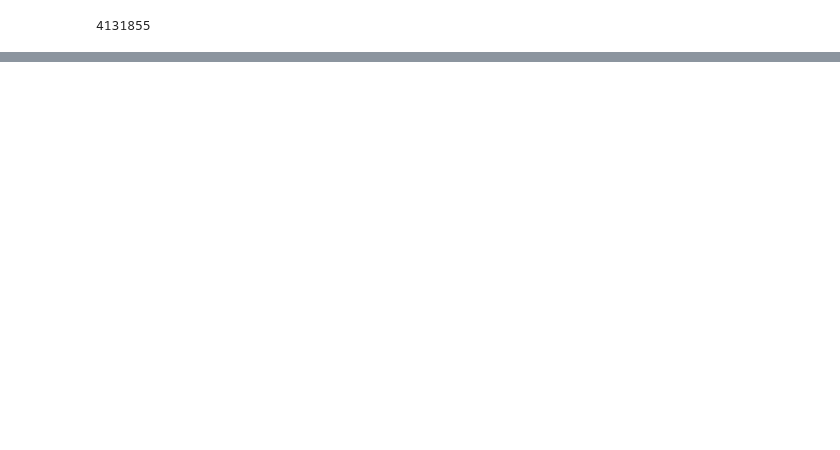
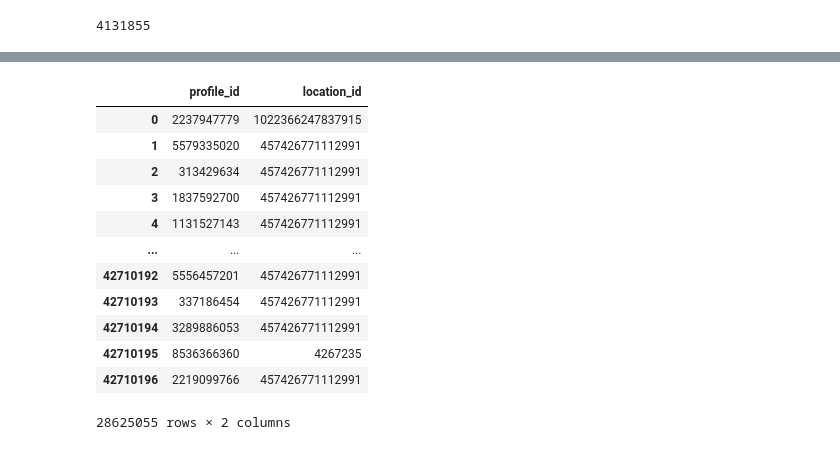
Before and after one commit to jonasbarth/adm-2022-hw-2, a Jupyter notebook: RQ7.ipynb, the cells around one changed output, grey strips where cells are left out. Cells and saved outputs as stored; diff of their text form; code cells hidden in the pictures; blank space fills up the shorter version.

```diff
--- a/RQ7.ipynb
+++ b/RQ7.ipynb
@@ -148,0 +165,17 @@ print(f" The probability that a post receives more than 20% likes of the number
+# %%
+prof_loc = prof_loc.dropna().astype('int64')
+prof_loc
+# %% [output]
+|  | profile_id | location_id |
+| 0 | 2237947779 | 1022366247837915 |
+| 1 | 5579335020 | 457426771112991 |
+| 2 | 313429634 | 457426771112991 |
+| 3 | 1837592700 | 457426771112991 |
+| 4 | 1131527143 | 457426771112991 |
+| ... | ... | ... |
+| 42710192 | 5556457201 | 457426771112991 |
+| 42710193 | 337186454 | 457426771112991 |
+| 42710194 | 3289886053 | 457426771112991 |
+| 42710195 | 8536366360 | 4267235 |
+| 42710196 | 2219099766 | 457426771112991 |
+28625055 rows × 2 columns
```
Also changed, not shown: parts of 31 cells of this notebook.
